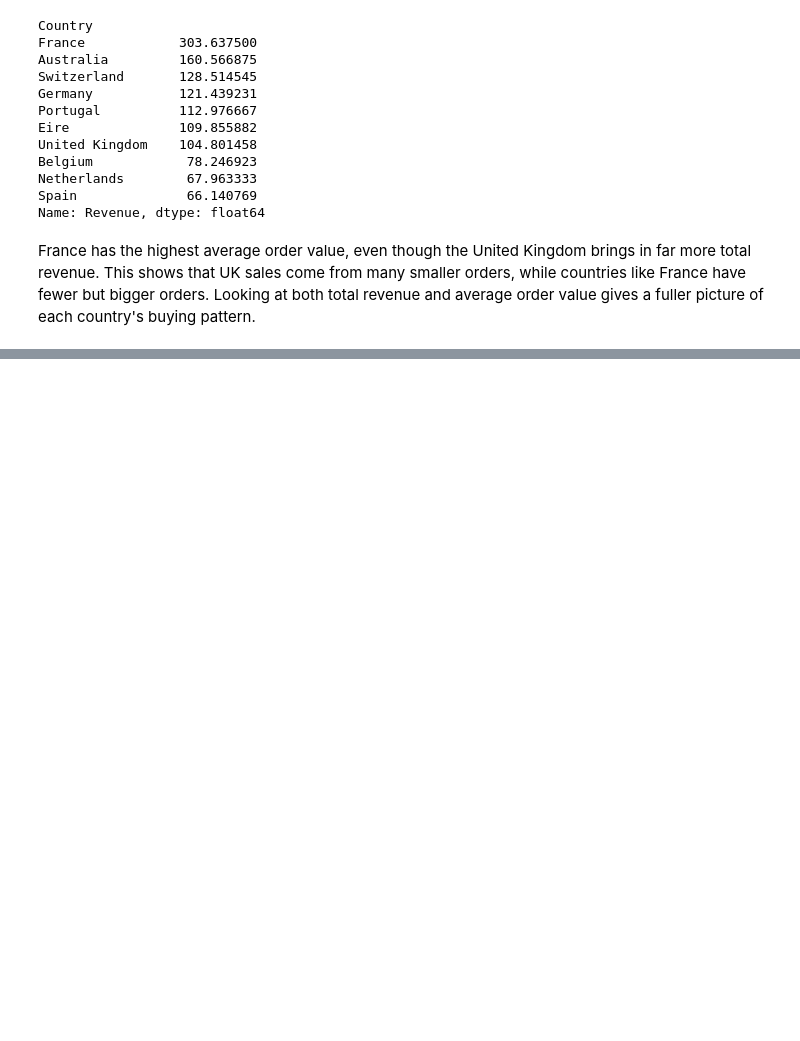
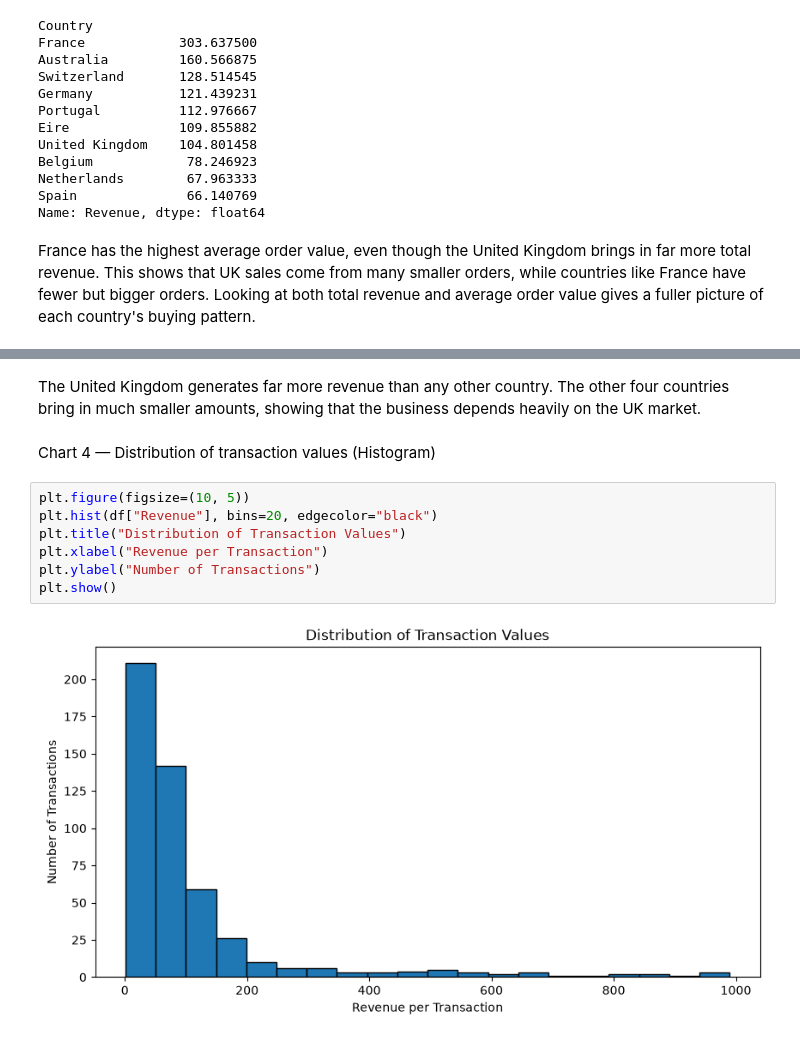
Before and after one commit to Emmanuel-Twumasi-Kwame-Yeboah/retail-sales-analysis, a Jupyter notebook: notebooks/retail_sales_analysis.ipynb, the cells around one changed output, grey strips where cells are left out. Drawn from its saved outputs; the diff is of its cells as text; blank space fills up the shorter version.

```diff
--- a/notebooks/retail_sales_analysis.ipynb
+++ b/notebooks/retail_sales_analysis.ipynb
@@ -411,0 +449,13 @@ France has the highest average order value, even though the United Kingdom bring
+# %% [markdown]
+The United Kingdom generates far more revenue than any other country. The other four countries bring in much smaller amounts, showing that the business depends heavily on the UK market.
+# %% [markdown]
+Chart 4 — Distribution of transaction values (Histogram)
+# %%
+plt.figure(figsize=(10, 5))
+plt.hist(df["Revenue"], bins=20, edgecolor="black")
+plt.title("Distribution of Transaction Values")
+plt.xlabel("Revenue per Transaction")
+plt.ylabel("Number of Transactions")
+plt.show()
+# %% [output]
+[figure, added]
```
Also changed, not shown: parts of 14 cells of this notebook.
